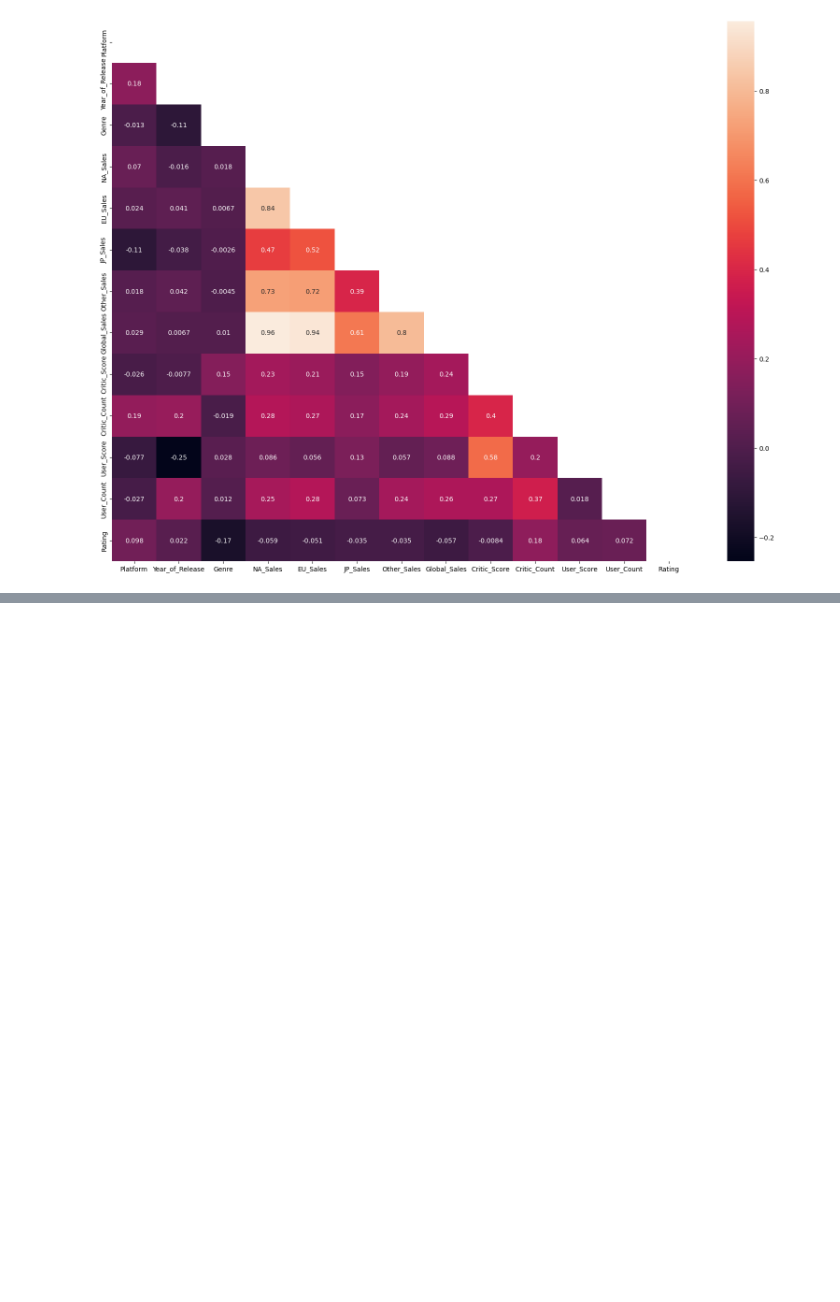
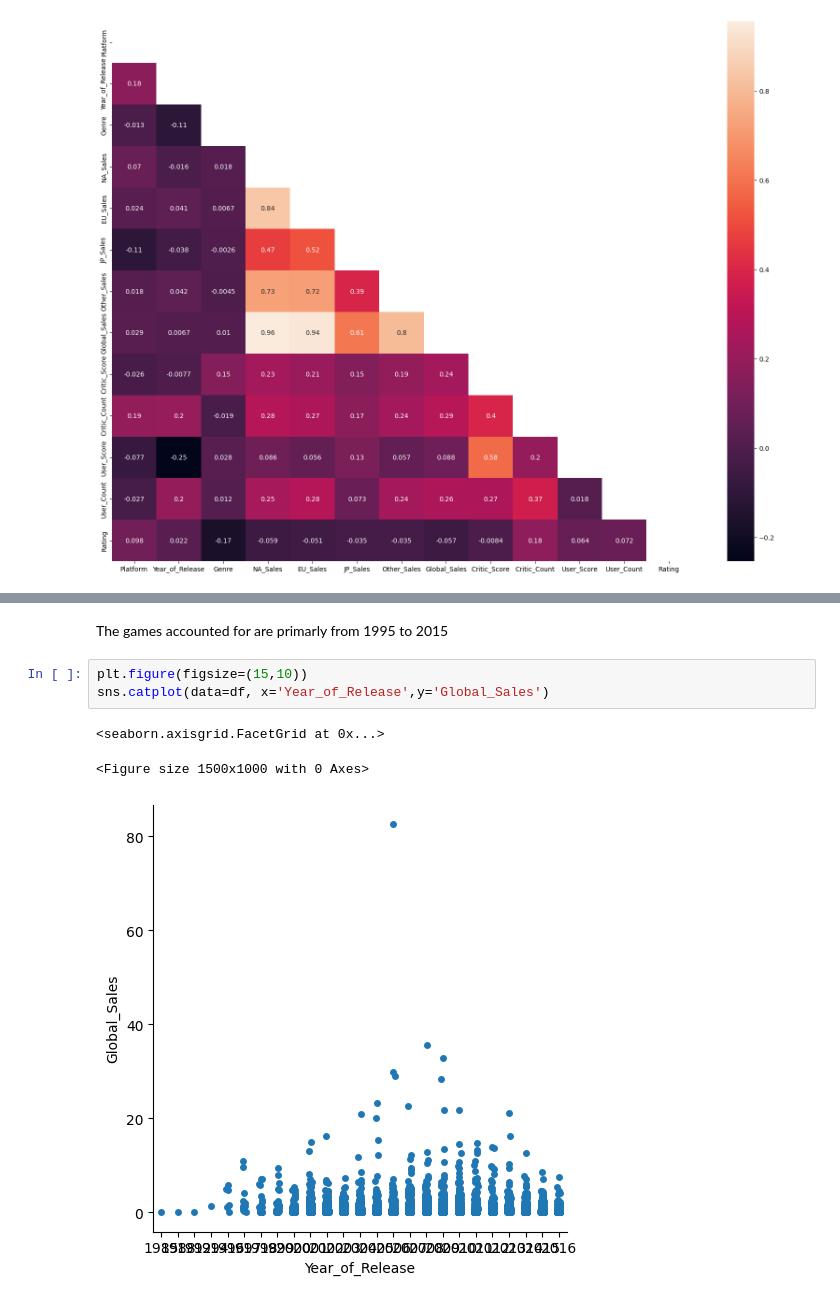
Before and after one commit to CarlosGG18/Video-Game-Scoring-Predictor, a Jupyter notebook: EDA.ipynb, the cells around one changed output, grey strips where cells are left out. Cells and saved outputs as stored; diff of their text form; blank space fills up the shorter version.

```diff
--- a/EDA.ipynb
+++ b/EDA.ipynb
@@ -278,0 +339,9 @@ KeyboardInterrupt:
+# %% [markdown]
+The games accounted for are primarly from 1995 to 2015
+# %%
+plt.figure(figsize=(15,10))
+sns.catplot(data=df, x='Year_of_Release',y='Global_Sales')
+# %% [output]
+<seaborn.axisgrid.FacetGrid at 0x...>
+<Figure size 1500x1000 with 0 Axes>
+[figure, added]
```
Also changed, not shown: parts of 11 cells of this notebook, 1 other file.
